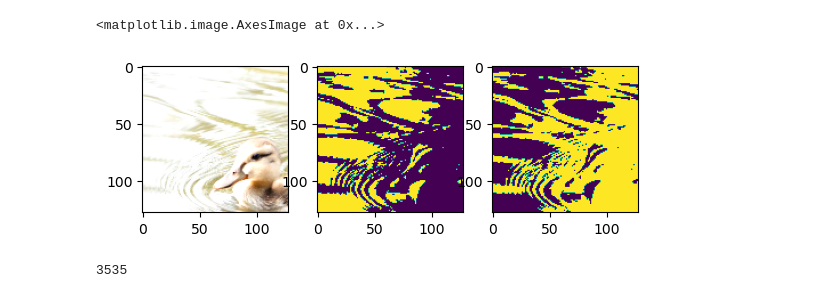
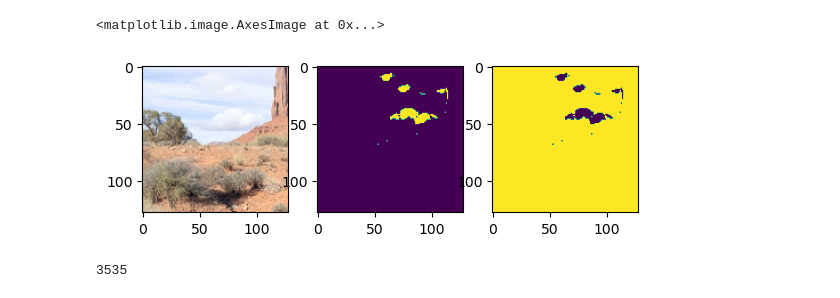
Before and after one commit to jakwisn/advanced_deep_learning_in_cv, a Jupyter notebook: main_training.ipynb, the cells around one changed output. Drawn from its saved outputs; the diff is of its cells as text; code cells hidden in the pictures.

Commit message:
Changed dataset to output original image

```diff
--- a/main_training.ipynb
+++ b/main_training.ipynb
@@ -17,24 +17,24 @@ from dataset import *
 # %%
 transform = transforms.Compose([
     transforms.ToTensor(),                # from [0,255] to range [0.0,1.0]
     v2.Resize(256),
     v2.RandomCrop(size=(128, 128))
     ])
 
 input_images = glob.glob('data/training/INPUT_IMAGES/*P1.5.JPG')
-train_dataset = CorrectionImageDataset(input_images, train=True, transform=transform)
+train_dataset = CorrectionImageDataset(input_images, train=False, transform=transform)
 validation_dataset = CorrectionImageDataset('data/validation/GT_IMAGES', train=False, transform=transform)
 
 # test set must be done with the same data
-im, mask = train_dataset[5]
+im, mask = train_dataset[0]
 
 fig, axs = plt.subplots(1,3)
 axs[0].imshow(im.permute((1,2,0)))
 axs[1].imshow(mask) # Unknown region to generate
 axs[2].imshow(~mask) # Known region
 # %% [output]
 <matplotlib.image.AxesImage at 0x...>
-[figure, old version]
+[figure, new version]
 # %%
 len(train_dataset)
 # %% [output]
```
Also changed, not shown: 2 other files.
